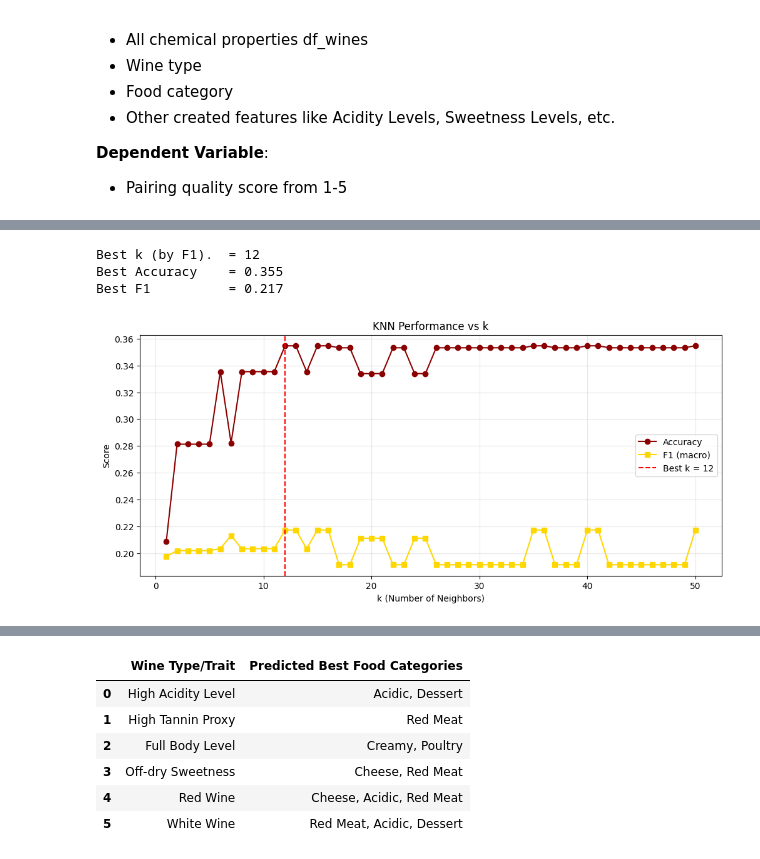
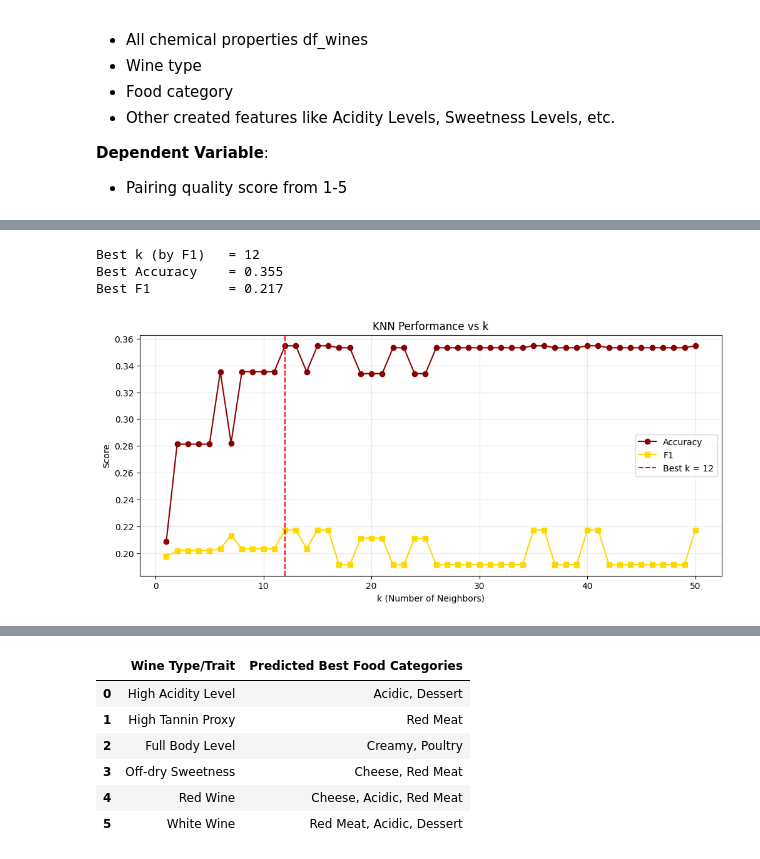
Before and after one commit to akjieettt/data-science-final-project, a Jupyter notebook: DataScienceProject.ipynb, the cells around one changed output, grey strips where cells are left out. Cells and saved outputs as stored; diff of their text form; code cells hidden in the pictures.

```diff
--- a/DataScienceProject.ipynb
+++ b/DataScienceProject.ipynb
@@ -735,34 +777,34 @@ for k in k_values:
 
     results.append((k, acc, f1))
 
 best_k, best_acc, best_f1 = max(results, key=lambda x: x[2])
 
-print(f"Best k (by F1).  = {best_k}")
+print(f"Best k (by F1)   = {best_k}")
 print(f"Best Accuracy    = {best_acc:.3f}")
 print(f"Best F1          = {best_f1:.3f}")
 
 # Plot KNN Performance vs k
 k_list  = [r[0] for r in results]
 acc_list = [r[1] for r in results]
 f1_list  = [r[2] for r in results]
 
 plt.figure(figsize=(12,5))
 plt.plot(k_list, acc_list, label="Accuracy", marker='o', color="darkred")
-plt.plot(k_list, f1_list, label="F1 (macro)", marker='s', color="gold")
+plt.plot(k_list, f1_list, label="F1", marker='s', color="gold")
 plt.axvline(best_k, color="red", linestyle="--", label=f"Best k = {best_k}")
 plt.xlabel("k (Number of Neighbors)")
 plt.ylabel("Score")
 plt.title("KNN Performance vs k")
 plt.legend()
 plt.grid(alpha=0.3)
 plt.show()
 
 # Final trained model
 knn_final = KNeighborsClassifier(n_neighbors=best_k)
 knn_final.fit(X_train, y_train)
 y_pred = knn_final.predict(X_test)
 # %% [output]
-Best k (by F1).  = 12
+Best k (by F1)   = 12
 Best Accuracy    = 0.355
 Best F1          = 0.217
-[figure, old version]
+[figure, new version]
```
Also changed, not shown: parts of 4 cells of this notebook.
